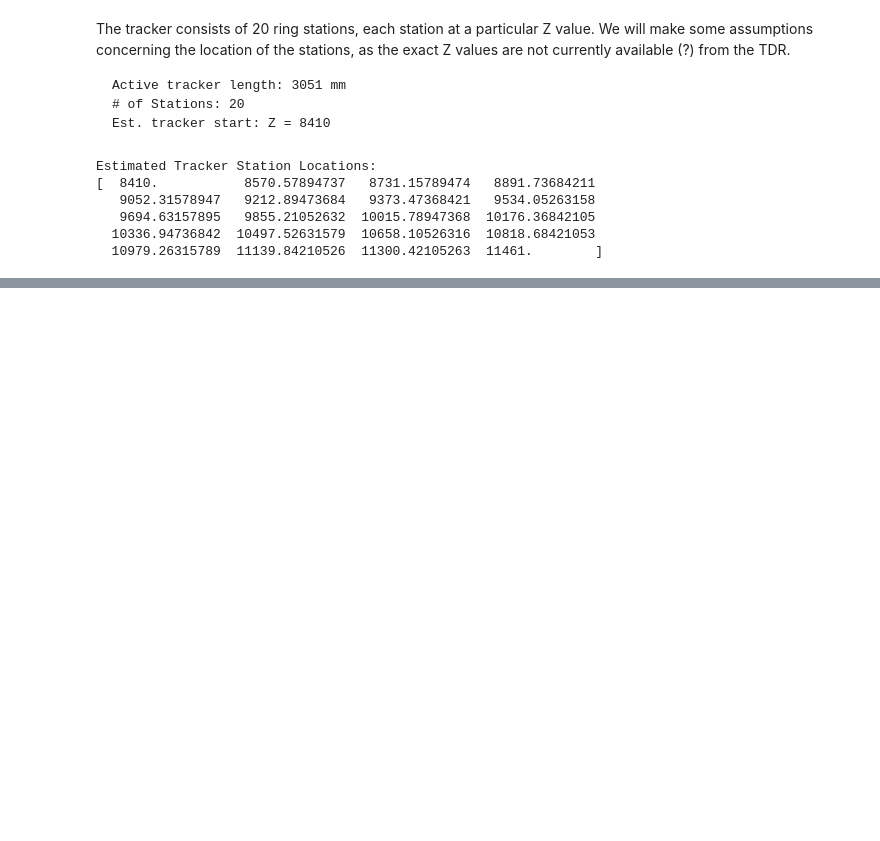
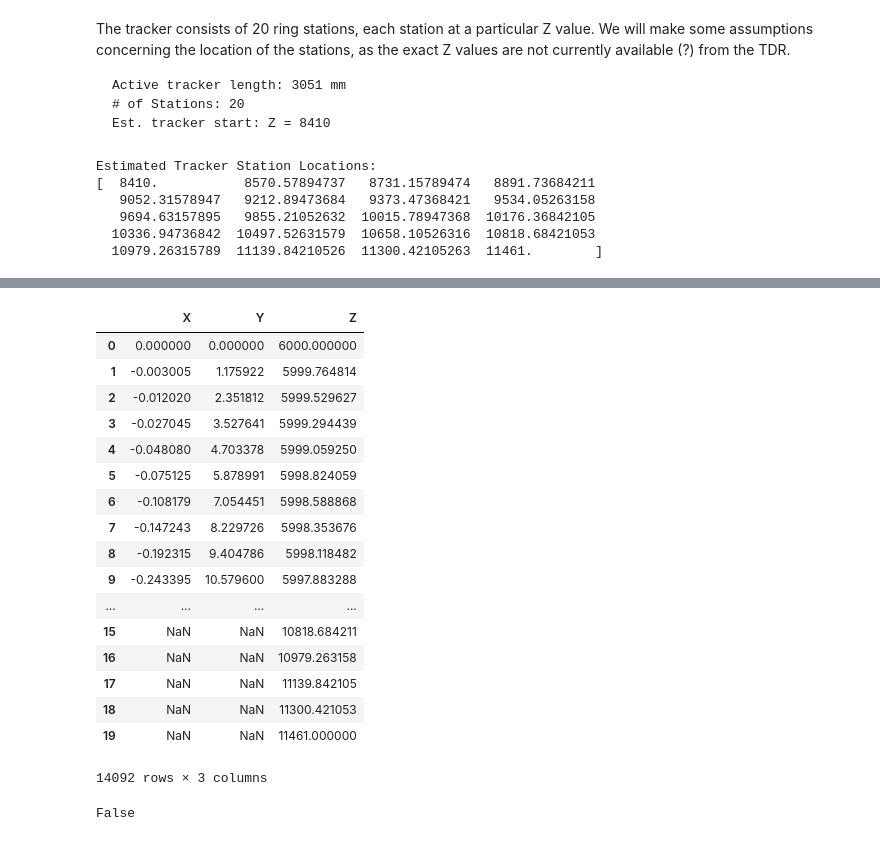
Before and after one commit to pollackscience/Mu2E, a Jupyter notebook: scripts/electron_swim.ipynb, the cells around one changed output, grey strips where cells are left out. Drawn from its saved outputs; the diff is of its cells as text; code cells hidden in the pictures; blank space fills up the shorter version.

```diff
--- a/scripts/electron_swim.ipynb
+++ b/scripts/electron_swim.ipynb
@@ -178,0 +100,25 @@ Estimated Tracker Station Locations:
+# %%
+df_ideal
+# %% [output]
+|  | X | Y | Z |
+| 0 | 0.000000 | 0.000000 | 6000.000000 |
+| 1 | -0.003005 | 1.175922 | 5999.764814 |
+| 2 | -0.012020 | 2.351812 | 5999.529627 |
+| 3 | -0.027045 | 3.527641 | 5999.294439 |
+| 4 | -0.048080 | 4.703378 | 5999.059250 |
+| 5 | -0.075125 | 5.878991 | 5998.824059 |
+| 6 | -0.108179 | 7.054451 | 5998.588868 |
+| 7 | -0.147243 | 8.229726 | 5998.353676 |
+| 8 | -0.192315 | 9.404786 | 5998.118482 |
+| 9 | -0.243395 | 10.579600 | 5997.883288 |
+| ... | ... | ... | ... |
+| 15 | NaN | NaN | 10818.684211 |
+| 16 | NaN | NaN | 10979.263158 |
+| 17 | NaN | NaN | 11139.842105 |
+| 18 | NaN | NaN | 11300.421053 |
+| 19 | NaN | NaN | 11461.000000 |
+14092 rows × 3 columns
+# %%
+np.any(df_ideal.Z.duplicated())
+# %% [output]
+False
```
Also changed, not shown: parts of 19 cells of this notebook, 1 other file.
